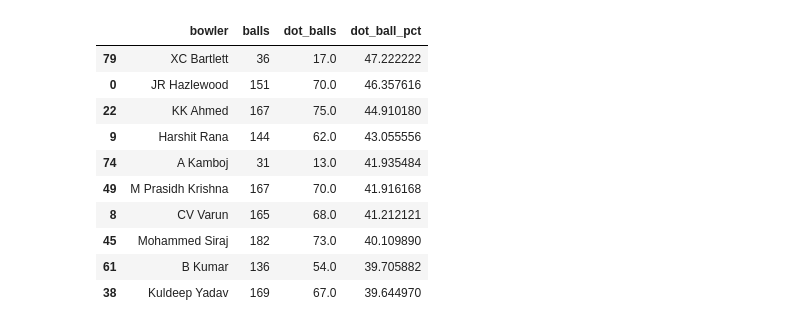
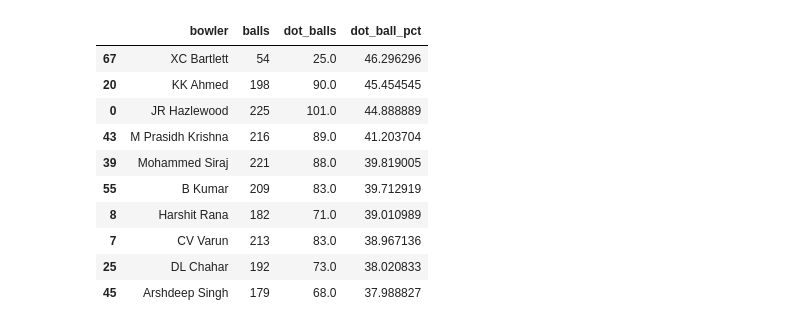
Before and after one commit to Jeswanth15/cricket-ml-, a Jupyter notebook: notebooks/03_bowling_analysis.ipynb, the cells around one changed output. Cells and saved outputs as stored; diff of their text form; code cells hidden in the pictures.

```diff
--- a/notebooks/03_bowling_analysis.ipynb
+++ b/notebooks/03_bowling_analysis.ipynb
@@ -68,31 +68,31 @@ Text(0.5, 1.0, 'Dot Ball %')
 # %%
 query = """
 SELECT
     p.player_name AS bowler,
     COUNT(*) AS balls,
     SUM(CASE WHEN bd.runs_total = 0 THEN 1 ELSE 0 END) AS dot_balls
 FROM ball_delivery bd
 JOIN player p ON bd.bowler_id = p.player_id
 GROUP BY p.player_name
-HAVING balls >= 24
+HAVING balls >= 50
 """
 df = pd.read_sql(query, conn)
 
 df["dot_ball_pct"] = (df["dot_balls"] / df["balls"]) * 100
 df = df.sort_values("dot_ball_pct", ascending=False).head(10)
 df
 # %% [output]
 |  | bowler | balls | dot_balls | dot_ball_pct |
-| 79 | XC Bartlett | 36 | 17.0 | 47.222222 |
-| 0 | JR Hazlewood | 151 | 70.0 | 46.357616 |
-| 22 | KK Ahmed | 167 | 75.0 | 44.910180 |
-| 9 | Harshit Rana | 144 | 62.0 | 43.055556 |
-| 74 | A Kamboj | 31 | 13.0 | 41.935484 |
-| 49 | M Prasidh Krishna | 167 | 70.0 | 41.916168 |
-| 8 | CV Varun | 165 | 68.0 | 41.212121 |
-| 45 | Mohammed Siraj | 182 | 73.0 | 40.109890 |
-| 61 | B Kumar | 136 | 54.0 | 39.705882 |
-| 38 | Kuldeep Yadav | 169 | 67.0 | 39.644970 |
+| 67 | XC Bartlett | 54 | 25.0 | 46.296296 |
+| 20 | KK Ahmed | 198 | 90.0 | 45.454545 |
+| 0 | JR Hazlewood | 225 | 101.0 | 44.888889 |
+| 43 | M Prasidh Krishna | 216 | 89.0 | 41.203704 |
+| 39 | Mohammed Siraj | 221 | 88.0 | 39.819005 |
+| 55 | B Kumar | 209 | 83.0 | 39.712919 |
+| 8 | Harshit Rana | 182 | 71.0 | 39.010989 |
+| 7 | CV Varun | 213 | 83.0 | 38.967136 |
+| 25 | DL Chahar | 192 | 73.0 | 38.020833 |
+| 45 | Arshdeep Singh | 179 | 68.0 | 37.988827 |
 # %%
 query = """
 SELECT
```
Also changed, not shown: parts of 5 cells of this notebook, 5 other files.
